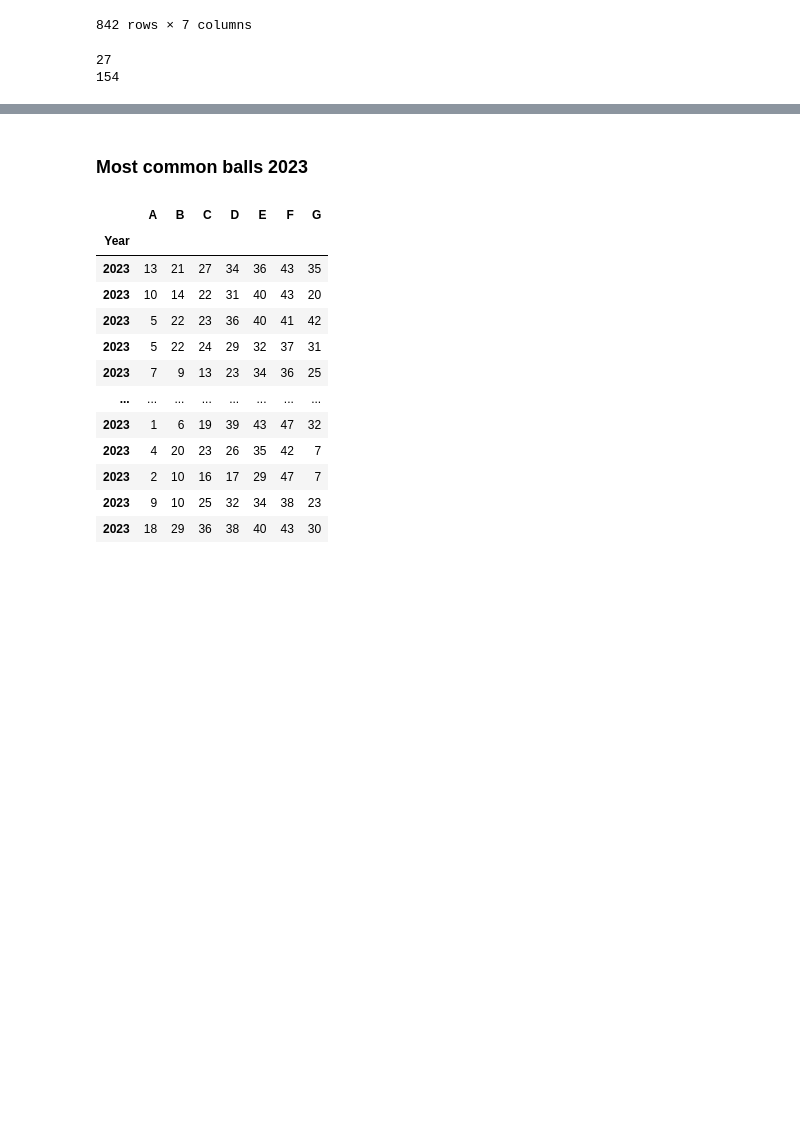
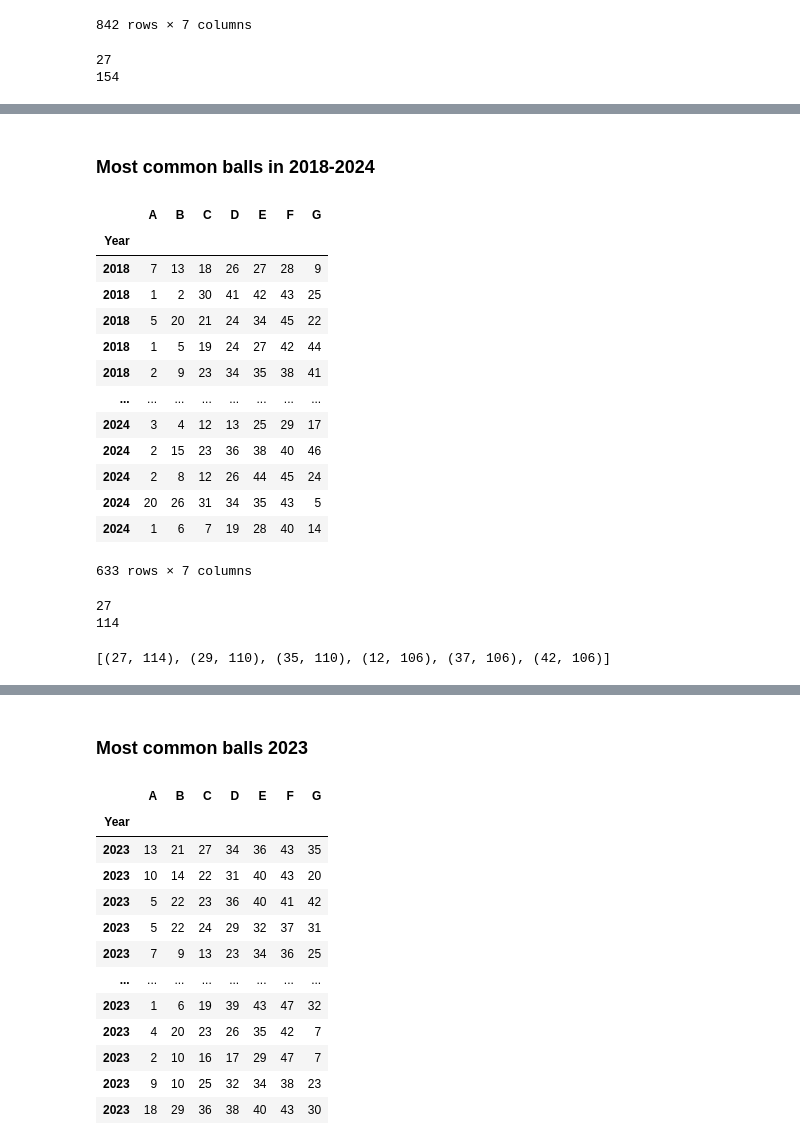
Before and after one commit to killfoley/Lotto-Scraping, a Jupyter notebook: Lotto results notebook.ipynb, the cells around one changed output, grey strips where cells are left out. Saved outputs shown, nothing was run; the diff lists cells and outputs as text; code cells hidden in the pictures; blank space fills up the shorter version.

```diff
--- a/Lotto results notebook.ipynb
+++ b/Lotto results notebook.ipynb
@@ -1015,0 +789,34 @@ for r in dictionary_numbers_22_sorted[:20]:
+# %% [markdown]
+### Most common balls in 2018-2024
+# %%
+df_numbers18_24 = df_lotto_all.loc[2018:2024]
+df_numbers18_24
+# %% [output]
+|  | A | B | C | D | E | F | G |
+| Year |  |  |  |  |  |  |  |
+| 2018 | 7 | 13 | 18 | 26 | 27 | 28 | 9 |
+| 2018 | 1 | 2 | 30 | 41 | 42 | 43 | 25 |
+| 2018 | 5 | 20 | 21 | 24 | 34 | 45 | 22 |
+| 2018 | 1 | 5 | 19 | 24 | 27 | 42 | 44 |
+| 2018 | 2 | 9 | 23 | 34 | 35 | 38 | 41 |
+| ... | ... | ... | ... | ... | ... | ... | ... |
+| 2024 | 3 | 4 | 12 | 13 | 25 | 29 | 17 |
+| 2024 | 2 | 15 | 23 | 36 | 38 | 40 | 46 |
+| 2024 | 2 | 8 | 12 | 26 | 44 | 45 | 24 |
+| 2024 | 20 | 26 | 31 | 34 | 35 | 43 | 5 |
+| 2024 | 1 | 6 | 7 | 19 | 28 | 40 | 14 |
+633 rows × 7 columns
+# %%
+NumsToList18_24 = list(df_numbers18_24.values.T.flatten())
+most_common_18_24,num_most_common_18_24 = Counter(NumsToList18_24).most_common(1)[0]
+print(most_common_18_24)
+print(num_most_common_18_24)
+# %% [output]
+27
+114
+# %%
+# find the 6 most common numbers in the list in 2017-2024
+most_common_18_24 = Counter(NumsToList18_24).most_common(6)
+most_common_18_24
+# %% [output]
+[(27, 114), (29, 110), (35, 110), (12, 106), (37, 106), (42, 106)]
```
Also changed, not shown: parts of 75 cells of this notebook.
